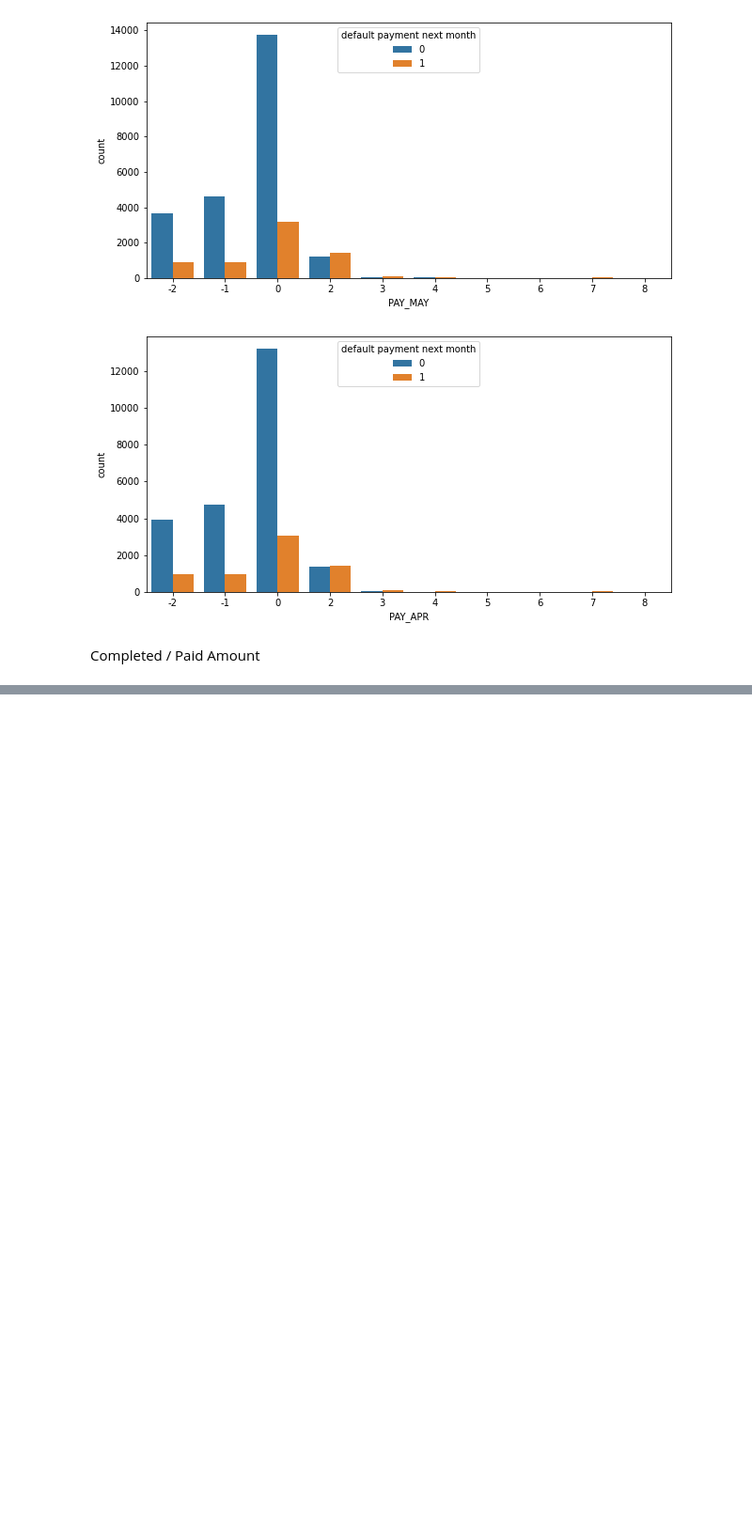
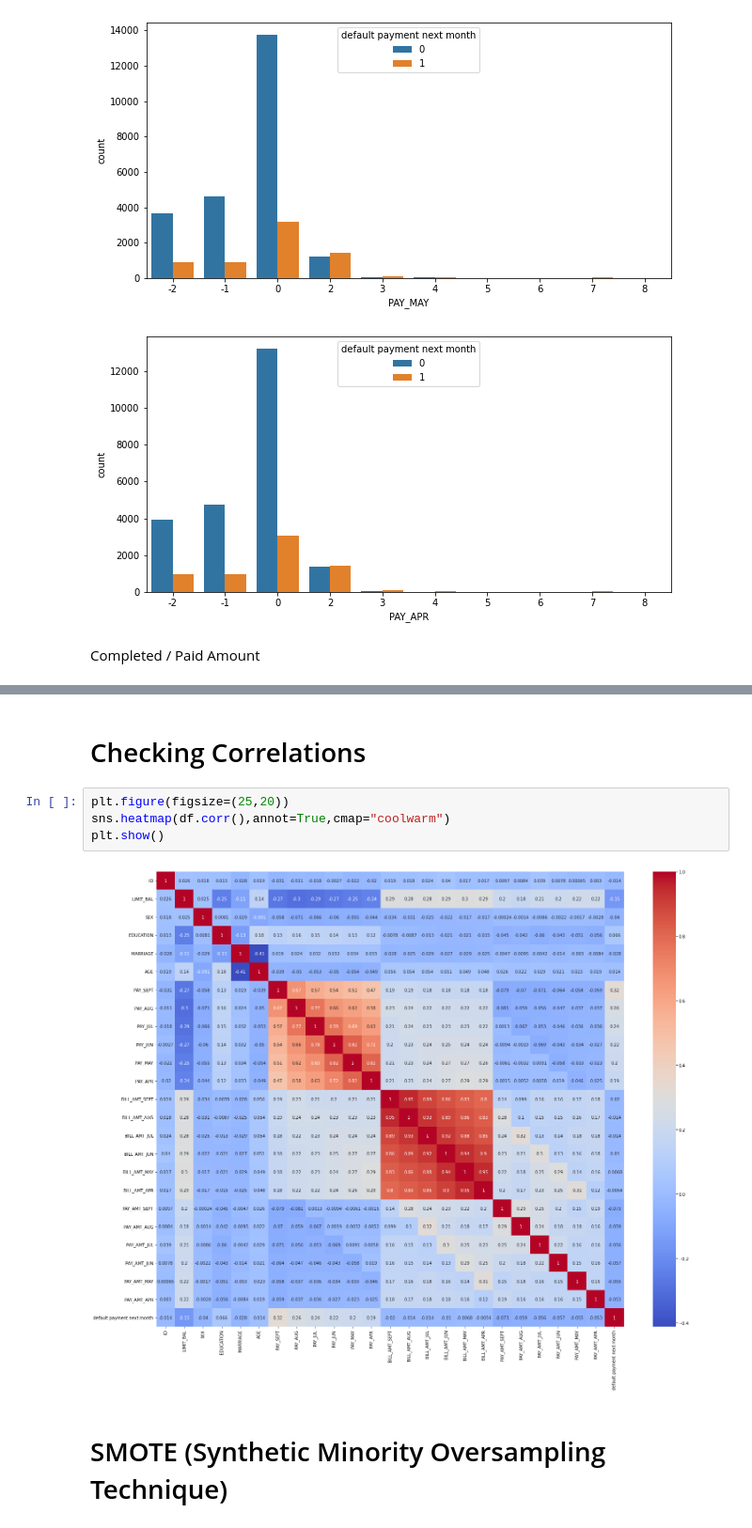
Before and after one commit to CodeWithSridhar/Credit_Card_Default_Prediction, a Jupyter notebook: Credit_Card_Default_Prediction_Capstone_Project.ipynb, the cells around one changed output, grey strips where cells are left out. Shown at 94% size. Saved outputs shown, nothing was run; the diff lists cells and outputs as text; blank space fills up the shorter version.

```diff
--- a/Credit_Card_Default_Prediction_Capstone_Project.ipynb
+++ b/Credit_Card_Default_Prediction_Capstone_Project.ipynb
@@ -401,0 +405,10 @@ sns.pairplot(data = pay_amnt_df, hue='default payment next month')
+# %% [markdown]
+# Checking Correlations
+# %%
+plt.figure(figsize=(25,20))
+sns.heatmap(df.corr(),annot=True,cmap="coolwarm")
+plt.show()
+# %% [output]
+[figure, added]
+# %% [markdown]
+# SMOTE (Synthetic Minority Oversampling Technique)
```
Also changed, not shown: parts of 19 cells of this notebook.
